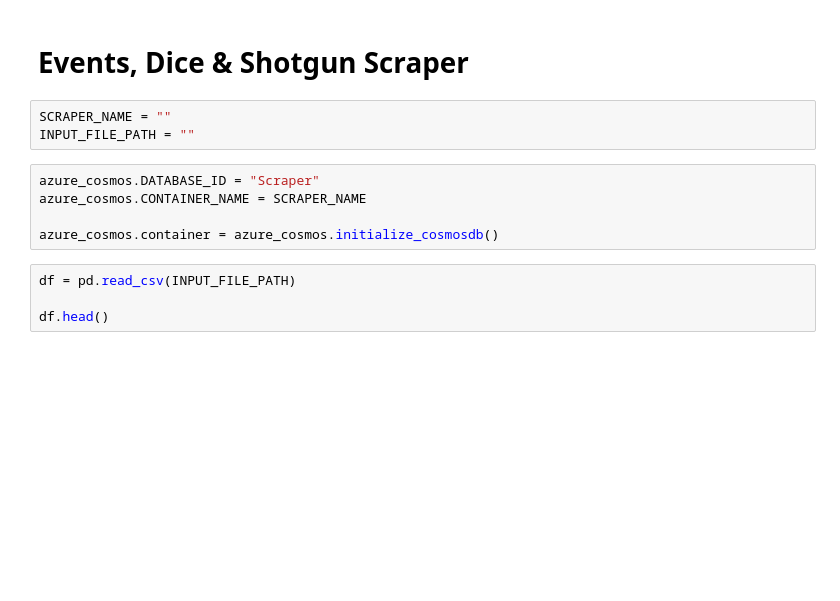
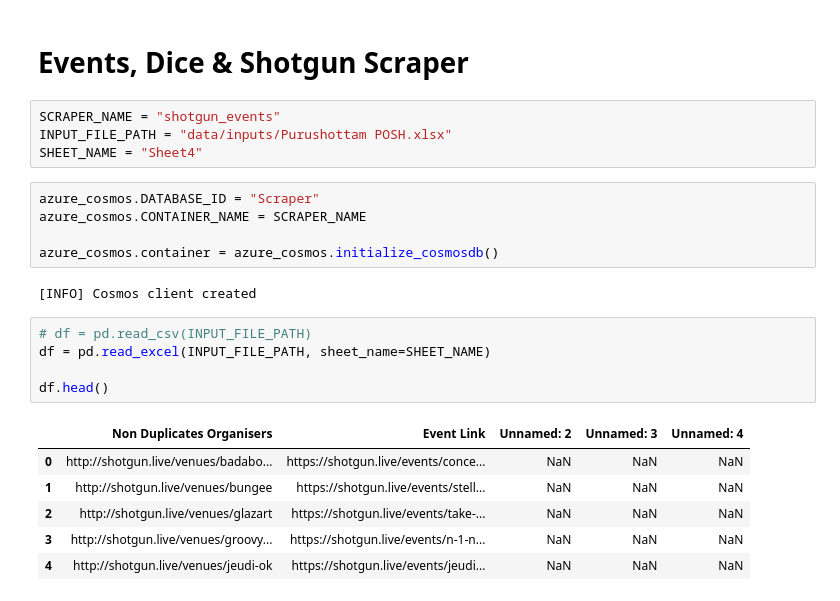
Before and after one commit to sudarshan037/eventbrite_scraper, a Jupyter notebook: notebooks/_upload_scraper_data.ipynb, the cells around one changed output. Drawn from its saved outputs; the diff is of its cells as text; blank space fills up the shorter version.

Commit message:
added few adjustments for sheet_name

```diff
--- a/notebooks/_upload_scraper_data.ipynb
+++ b/notebooks/_upload_scraper_data.ipynb
@@ -16,15 +21,26 @@ azure_cosmos.list_containers()
 # %% [markdown]
 # Events, Dice & Shotgun Scraper
-# %%
-SCRAPER_NAME = ""
-INPUT_FILE_PATH = ""
+# %%
+SCRAPER_NAME = "shotgun_events"
+INPUT_FILE_PATH = "data/inputs/Purushottam POSH.xlsx"
+SHEET_NAME = "Sheet4"
 # %%
 azure_cosmos.DATABASE_ID = "Scraper"
 azure_cosmos.CONTAINER_NAME = SCRAPER_NAME
 
 azure_cosmos.container = azure_cosmos.initialize_cosmosdb()
+# %% [output]
+[INFO] Cosmos client created
 # %%
-df = pd.read_csv(INPUT_FILE_PATH)
+# df = pd.read_csv(INPUT_FILE_PATH)
+df = pd.read_excel(INPUT_FILE_PATH, sheet_name=SHEET_NAME)
 
 df.head()
+# %% [output]
+|  | Non Duplicates Organisers | Event Link | Unnamed: 2 | Unnamed: 3 | Unnamed: 4 |
+| 0 | http://shotgun.live/venues/badabo... | https://shotgun.live/events/conce... | NaN | NaN | NaN |
+| 1 | http://shotgun.live/venues/bungee | https://shotgun.live/events/stell... | NaN | NaN | NaN |
+| 2 | http://shotgun.live/venues/glazart | https://shotgun.live/events/take-... | NaN | NaN | NaN |
+| 3 | http://shotgun.live/venues/groovy... | https://shotgun.live/events/n-1-n... | NaN | NaN | NaN |
+| 4 | http://shotgun.live/venues/jeudi-ok | https://shotgun.live/events/jeudi... | NaN | NaN | NaN |
 # %%
```
Also changed, not shown: parts of 2 cells of this notebook, 5 other files.
